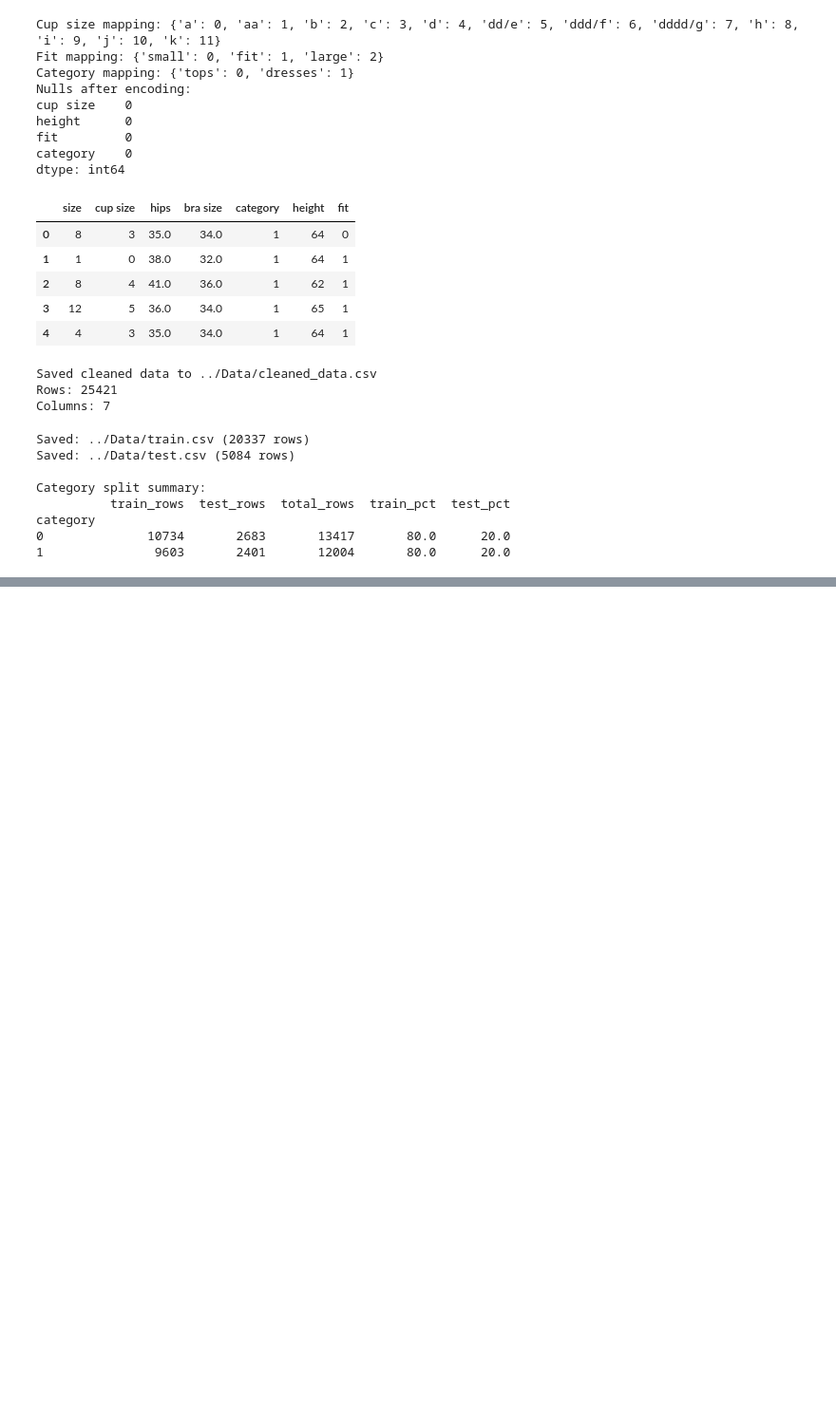
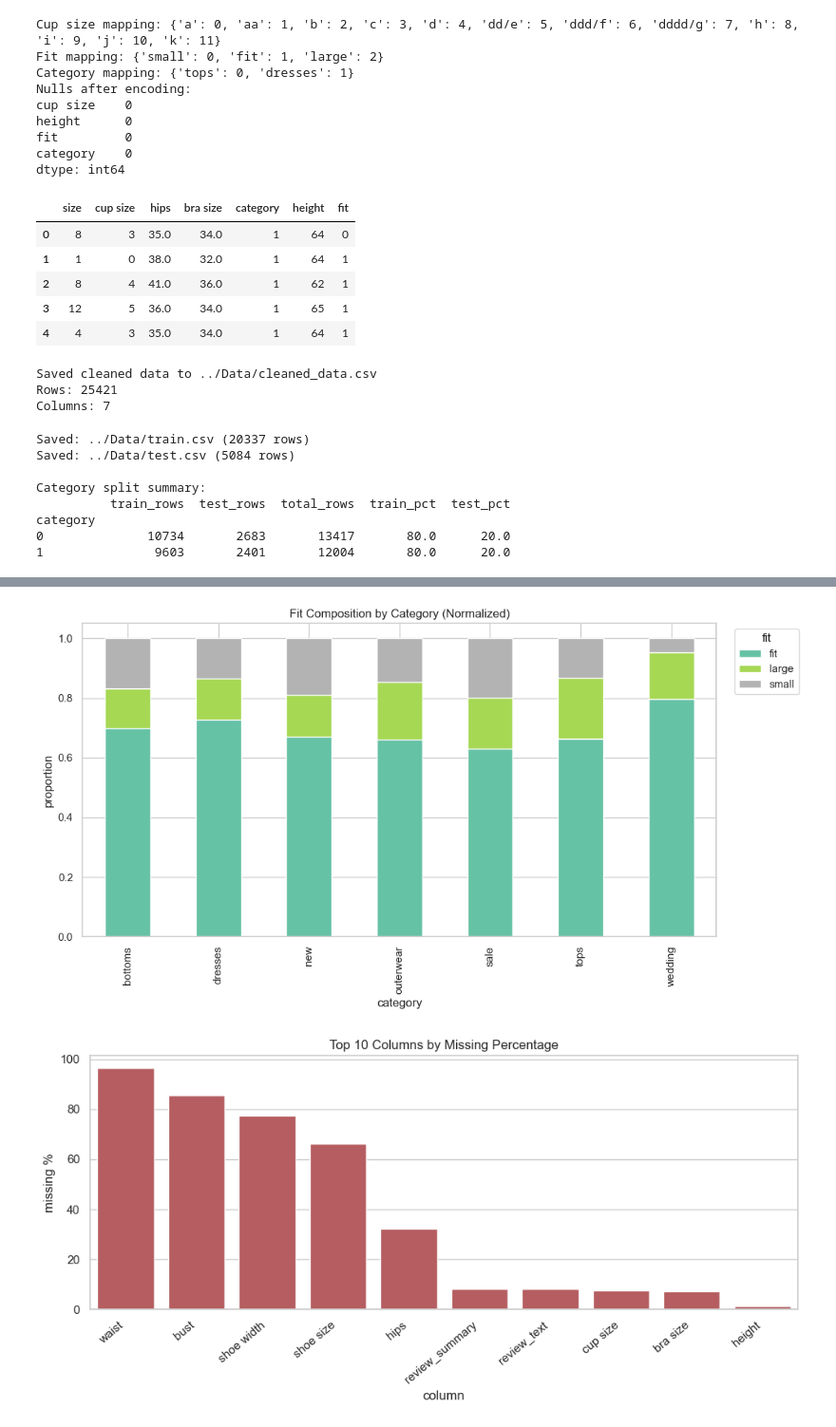
Before and after one commit to AnanyaS05/To-Fit-or-Not-to-Fit, a Jupyter notebook: src/eda.ipynb, the cells around one changed output, grey strips where cells are left out. Shown at 95% size. Saved outputs shown, nothing was run; the diff lists cells and outputs as text; code cells hidden in the pictures; blank space fills up the shorter version.

```diff
--- a/src/eda.ipynb
+++ b/src/eda.ipynb
@@ -279,0 +309,33 @@ category
+# %%
+fit_by_category = (
+    mod_df.dropna(subset=["category", "fit"])
+    .groupby(["category", "fit"])
+    .size()
+    .unstack(fill_value=0)
+    .sort_index()
+)
+
+fit_by_category_pct = fit_by_category.div(fit_by_category.sum(axis=1), axis=0)
+
+ax = fit_by_category_pct.plot(kind="bar", stacked=True, figsize=(11, 6), colormap="Set2")
+ax.set_title("Fit Composition by Category (Normalized)")
+ax.set_xlabel("category")
+ax.set_ylabel("proportion")
+ax.legend(title="fit", bbox_to_anchor=(1.02, 1), loc="upper left")
+plt.tight_layout()
+plt.show()
+
+missing_pct = (mod_df.isna().mean().sort_values(ascending=False) * 100)
+top_missing = missing_pct.head(10)
+
+plt.figure(figsize=(10, 5))
+sns.barplot(x=top_missing.index, y=top_missing.values, color="#C44E52")
+plt.title("Top 10 Columns by Missing Percentage")
+plt.xlabel("column")
+plt.ylabel("missing %")
+plt.xticks(rotation=40, ha="right")
+plt.tight_layout()
+plt.show()
+# %% [output]
+[figure, added]
+[figure, added]
```
Also changed, not shown: parts of 2 cells of this notebook, 2 other files.
